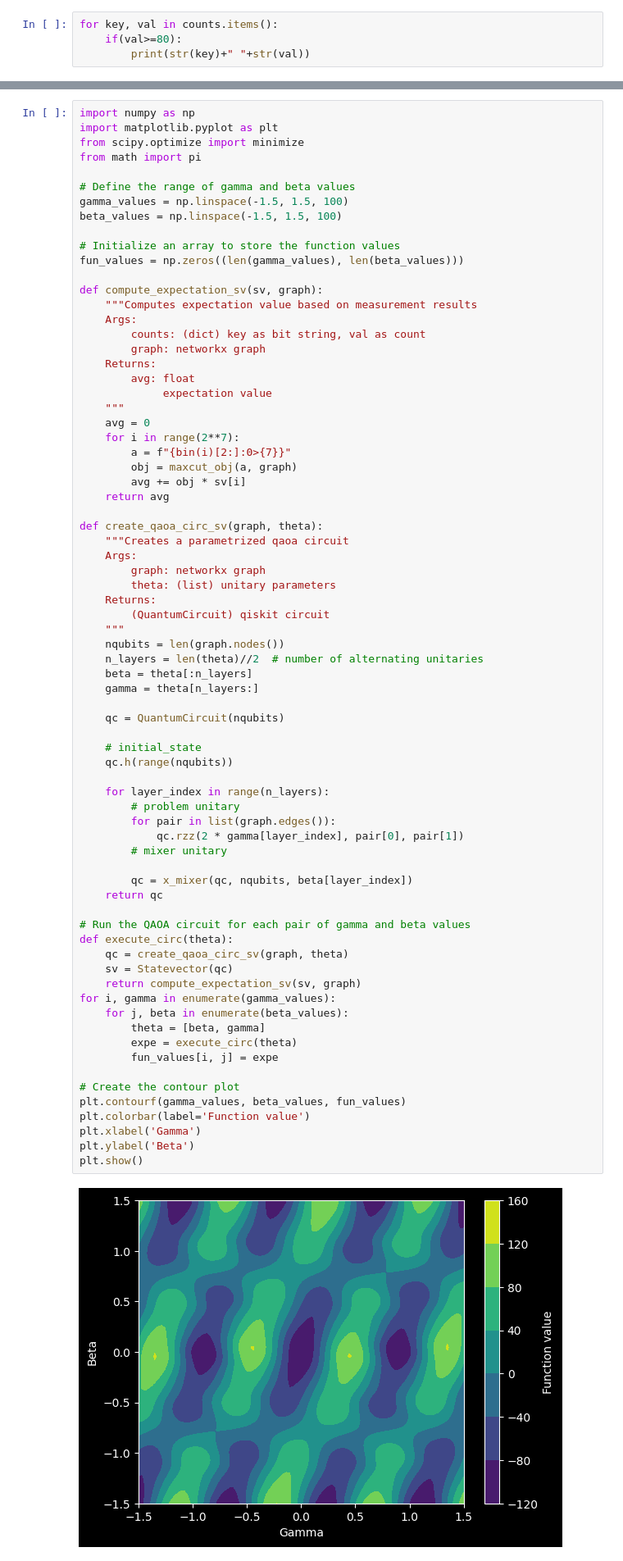
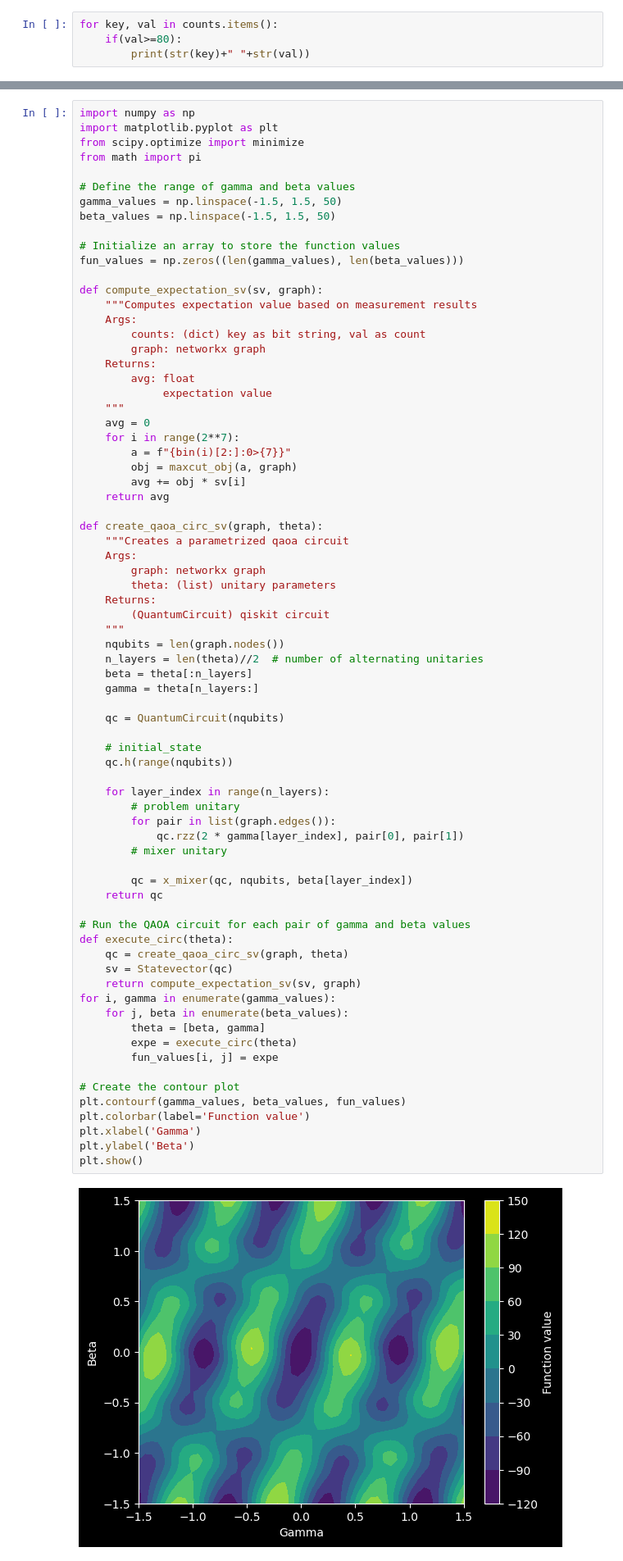
Before and after one commit to Louisanity/HamilToniQ, a Jupyter notebook: SubmissionExample (2).ipynb, the cells around one changed output, grey strips where cells are left out. Shown at 82% size. Drawn from its saved outputs; the diff is of its cells as text.

```diff
--- a/SubmissionExample (2).ipynb
+++ b/SubmissionExample (2).ipynb
@@ -380,8 +434,8 @@ from scipy.optimize import minimize
 from math import pi
 
 # Define the range of gamma and beta values
-gamma_values = np.linspace(-1.5, 1.5, 100)
-beta_values = np.linspace(-1.5, 1.5, 100)
+gamma_values = np.linspace(-1.5, 1.5, 50)
+beta_values = np.linspace(-1.5, 1.5, 50)
 
 # Initialize an array to store the function values
 fun_values = np.zeros((len(gamma_values), len(beta_values)))
@@ -420,34 +474,34 @@ def create_qaoa_circ_sv(graph, theta):
     # initial_state
     qc.h(range(nqubits))
 
     for layer_index in range(n_layers):
         # problem unitary
         for pair in list(graph.edges()):
             qc.rzz(2 * gamma[layer_index], pair[0], pair[1])
         # mixer unitary
 
         qc = x_mixer(qc, nqubits, beta[layer_index])
     return qc
 
 # Run the QAOA circuit for each pair of gamma and beta values
 def execute_circ(theta):
     qc = create_qaoa_circ_sv(graph, theta)
     sv = Statevector(qc)
     return compute_expectation_sv(sv, graph)
 for i, gamma in enumerate(gamma_values):
     for j, beta in enumerate(beta_values):
         theta = [beta, gamma]
         expe = execute_circ(theta)
         fun_values[i, j] = expe
 
 # Create the contour plot
 plt.contourf(gamma_values, beta_values, fun_values)
 plt.colorbar(label='Function value')
 plt.xlabel('Gamma')
 plt.ylabel('Beta')
 plt.show()
 # %% [output]
-[figure, old version]
+[figure, new version]
 # %%
 nx.draw(graph)
 # %% [output]
```
Also changed, not shown: parts of 8 cells of this notebook.
